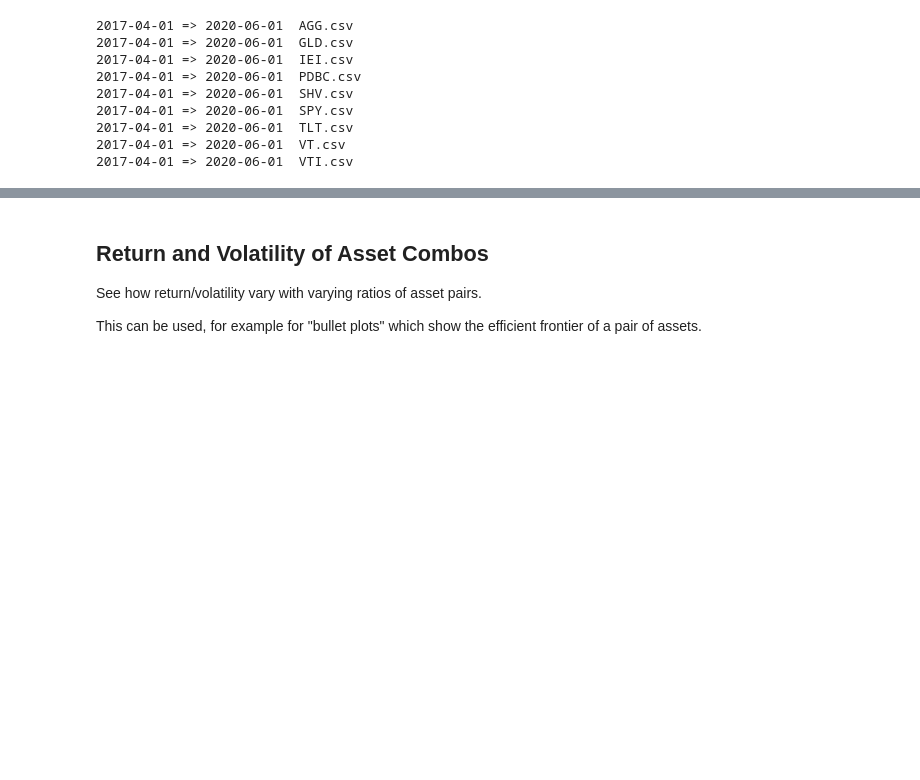
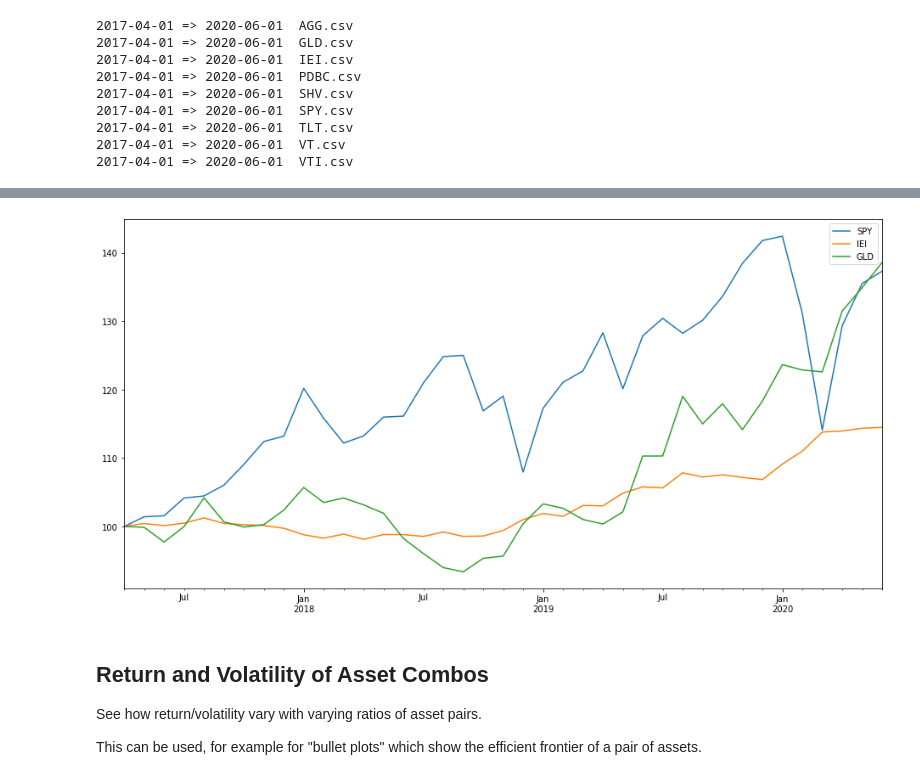
Before and after one commit to rickatx/rfpfolio, a Jupyter notebook: 01_Stats.ipynb, the cells around one changed output, grey strips where cells are left out. Cells and saved outputs as stored; diff of their text form; code cells hidden in the pictures; blank space fills up the shorter version.

```diff
--- a/01_Stats.ipynb
+++ b/01_Stats.ipynb
@@ -121,0 +144,26 @@ perfStatsRowTable(pf_6040, default_stats_spec('monthly'))
+# %%
+#export
+def cum_return_sequence(df, starting_value=100, freq='monthly'):
+    """Given a dataframe of period returns, return the resulting value sequences from the specified starting value.
+
+    This solves the problem of including the initial starting value of the sequence at the correct Timestamp,
+    which is very useful when plotting.
+    """
+
+    assert isinstance(df.index[0], pd.Timestamp)
+
+    # set date_offset to set the date of the first row one interval before
+    if freq == 'monthly':
+        date_offset = pd.DateOffset(months=1)
+    elif freq == 'weekly':
+        date_offset = pd.DateOffset(weeks=1)
+    elif freq == 'daily':
+        date_offset = pd.DateOffset(days=1)
+
+    n_cols = df.shape[1]
+    row_0 = pd.DataFrame(np.array([[0]*n_cols]),
+                         index=[df.index[0] - date_offset],
+                         columns=df.columns)
+    augmented_df = pd.concat([row_0, df])
+
+    return estats.cum_returns(augmented_df, starting_value)
@@ -121,0 +172,3 @@ perfStatsRowTable(pf_6040, default_stats_spec('monthly'))
+# %%
+multi_asset_returns = src1.load_all_period_returns(['SPY', 'IEI', 'GLD'])
+multi_asset_returns.head(3)
@@ -122,3 +181,7 @@ perfStatsRowTable(pf_6040, default_stats_spec('monthly'))
+# %%
+cum_return_sequence(multi_asset_returns).plot.line(figsize=(16,8));
+# %% [output]
+[figure, added]
 # %% [markdown]
 ## Return and Volatility of Asset Combos
 
```
Also changed, not shown: parts of 10 cells of this notebook, 4 other files.
